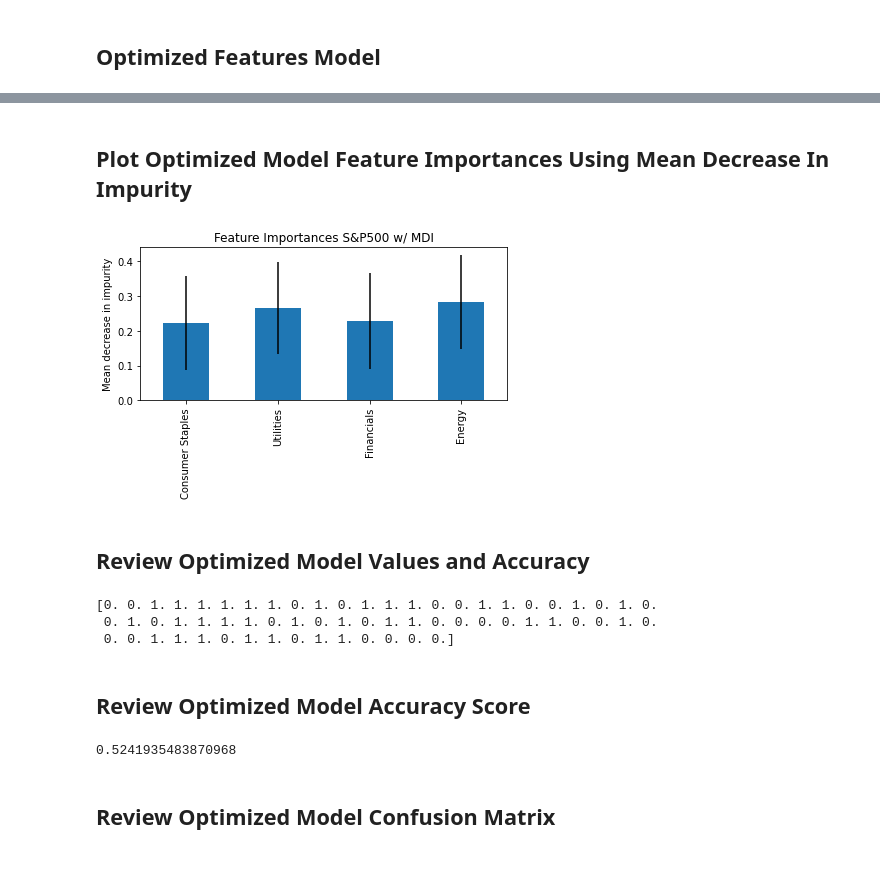
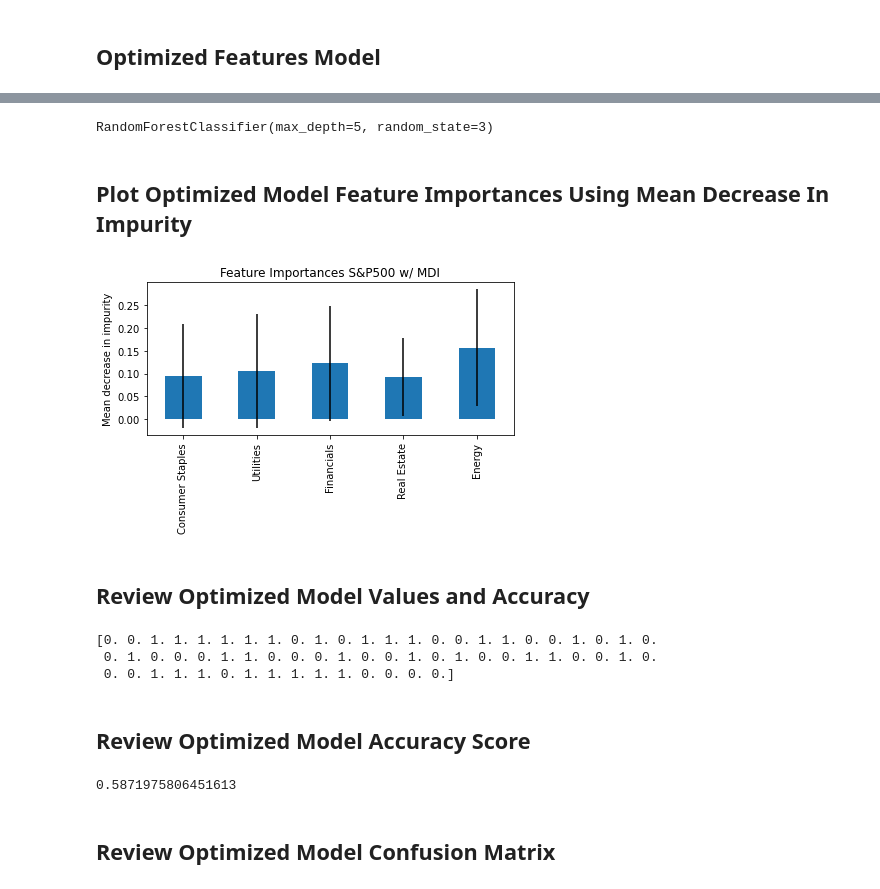
Before and after one commit to Analitico-771/machine_learning_index_prediction, a Jupyter notebook: sp500_random_forrest.ipynb, the cells around one changed output, grey strips where cells are left out. Drawn from its saved outputs; the diff is of its cells as text; code cells hidden in the pictures.

Commit message:
refactored random forestcode

```diff
--- a/sp500_random_forrest.ipynb
+++ b/sp500_random_forrest.ipynb
@@ -81,10 +84,13 @@ display(y.head())
 # %%
 initial_train_split = get_train_split(X, y)
-X_test_0, X_train_scaled_0, X_test_scaled_0, y_train_0, y_test_0 = initial_train_split.values()
+# Deconstruct the returned object values
+X_test, X_train_scaled, X_test_scaled, y_train, y_test = initial_train_split.values()
 
+# This is the optimized X dataframe for use later and the RandomForestClassifier instance
 sp500_optimized = get_importance(initial_train_split, X)
-feat_importances_0, rdm_forest_model, X_0 = sp500_optimized.values()
+# Deconstruct the returned object values
+feat_importances_optimized, rdm_forest_model, X_optimized = sp500_optimized.values()
 
-# Review Initial Full Features Model
+# Review Initial Full Features Model X
 X.head()
 # %% [output]
@@ -164,21 +161,3 @@ print(rfm_testing_report_0)
 weighted avg       0.62      0.62      0.62        63
 # %% [markdown]
 ## Optimized Features Model
-# %%
-# Optimize Initial Features
-train_split = get_train_split(X_0, y)
-# X_test_1, X_train_scaled_1, X_test_scaled_1, y_train_1, y_test_1 = train_split.values()
-
-sp500_optimized_0 = get_importance(train_split, X_0)
-feat_importances_opt, rdm_forest_model, X_1 = sp500_optimized_0.values()
-
-# Retrain the data after optimizing
-train_split_1 = get_train_split(X_1, y)
-# Deconstruct the values fromm the object returned
-X_test_1, X_train_scaled_1, X_test_scaled_1, y_train_1, y_test_1 = train_split_1.values()
-
-sp500_optimized_1 = get_importance(train_split_1, X_1)
-feat_importances_1, rdm_forest_model, X_1 = sp500_optimized_1.values()
-
-# Review optimized results
-X_1.head()
@@ -210,0 +164,8 @@ dropped_X_columns
+# %%
+# Re-train the Optimized X dataframe
+train_split_1 = get_train_split(X_optimized, y)
+# Deconstruct the returned object values
+X_test_1, X_train_scaled_1, X_test_scaled_1, y_train_1, y_test_1 = train_split_1.values()
+
+# Review optimized results
+X_optimized.head()
@@ -211,35 +180,41 @@ dropped_X_columns
+# %%
+# Re-fit the optimized / trained data
+rdm_forest_model.fit(X_train_scaled_1, np.ravel(y_train_1, order='c'), sample_weight=None)
+# %% [output]
+RandomForestClassifier(max_depth=5, random_state=3)
 # %% [markdown]
 ## Plot Optimized Model Feature Importances Using Mean Decrease In Impurity
 # %%
-feature_names = X_1.columns.to_list()
-forest_importances = pd.Series(feat_importances_1, index=feature_names)
+feature_names = X_optimized.columns.to_list()
+forest_importances = pd.Series(feat_importances_optimized, index=feature_names)
 forest_importances
 fig, ax = plt.subplots()
 std = np.std([tree.feature_importances_ for tree in rdm_forest_model.estimators_], axis=0)
 forest_importances.plot.bar(yerr=std, ax=ax)
 ax.set_title('Feature Importances S&P500 w/ MDI')
 ax.set_ylabel('Mean decrease in impurity')
 fig.tight_layout()
 # %% [output]
-[figure, old version]
+[figure, new version]
 # %% [markdown]
 ## Review Optimized Model Values and Accuracy
 # %%
+# store the y_pred array
 y_pred_1 = rdm_forest_model.predict(X_test_scaled_1)
 
 # Review the model's predicted test values
 print(y_pred_1)
 # %% [output]
 [0. 0. 1. 1. 1. 1. 1. 1. 0. 1. 0. 1. 1. 1. 0. 0. 1. 1. 0. 0. 1. 0. 1. 0.
- 0. 1. 0. 1. 1. 1. 1. 0. 1. 0. 1. 0. 1. 1. 0. 0. 0. 0. 1. 1. 0. 0. 1. 0.
- 0. 0. 1. 1. 1. 0. 1. 1. 0. 1. 1. 0. 0. 0. 0.]
+ 0. 1. 0. 0. 0. 1. 1. 0. 0. 0. 1. 0. 0. 1. 0. 1. 0. 0. 1. 1. 0. 0. 1. 0.
+ 0. 0. 1. 1. 1. 0. 1. 1. 1. 1. 1. 0. 0. 0. 0.]
 # %% [markdown]
 ## Review Optimized Model Accuracy Score
 # %%
 # Print the balanced_accuracy score of the model
 print(balanced_accuracy_score(y_test_1, y_pred_1))
 # %% [output]
-0.5241935483870968
+0.5871975806451613
 # %% [markdown]
 ## Review Optimized Model Confusion Matrix
 # %%
```
Also changed, not shown: parts of 14 cells of this notebook, 1 other file.
